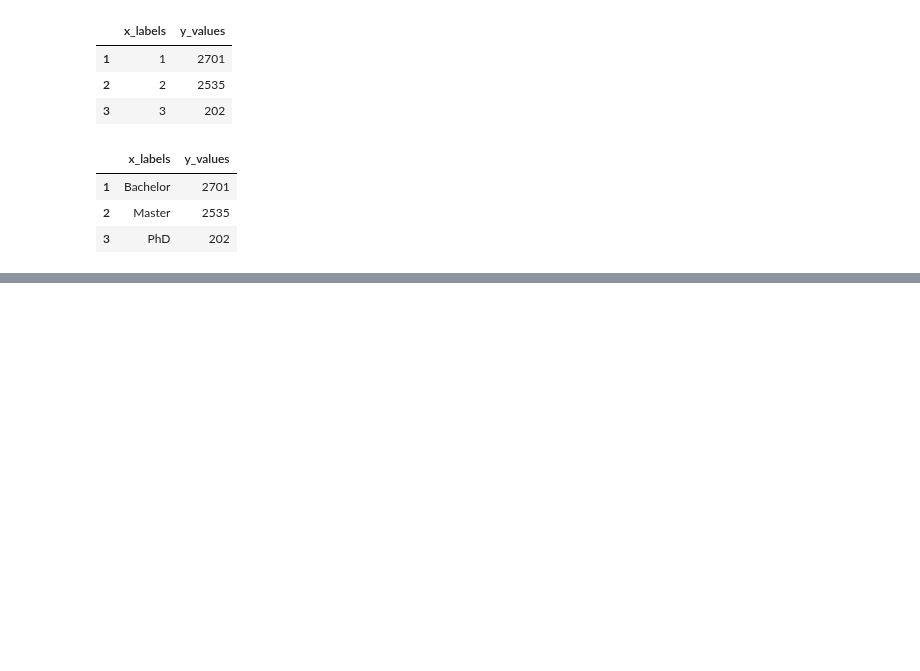
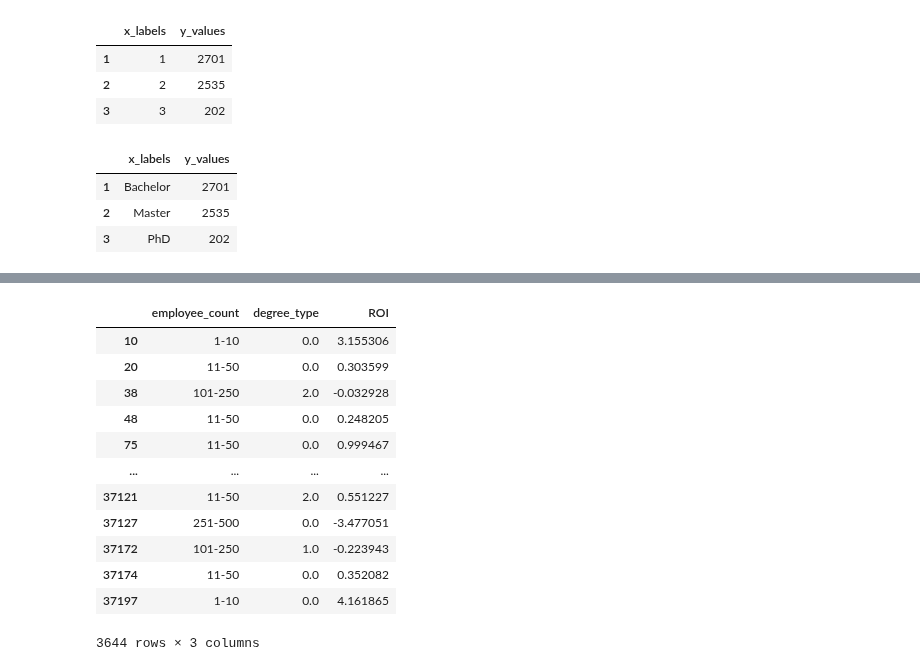
Before and after one commit to StardustLID/TEMG4952A-TEAM-5, a Jupyter notebook: backend/csv_helper.ipynb, the cells around one changed output, grey strips where cells are left out. Drawn from its saved outputs; the diff is of its cells as text; code cells hidden in the pictures; blank space fills up the shorter version.

```diff
--- a/backend/csv_helper.ipynb
+++ b/backend/csv_helper.ipynb
@@ -765,0 +803,17 @@ df_edu
+# %%
+df.dropna(inplace = True)
+df
+# %% [output]
+|  | employee_count | degree_type | ROI |
+| 10 | 1-10 | 0.0 | 3.155306 |
+| 20 | 11-50 | 0.0 | 0.303599 |
+| 38 | 101-250 | 2.0 | -0.032928 |
+| 48 | 11-50 | 0.0 | 0.248205 |
+| 75 | 11-50 | 0.0 | 0.999467 |
+| ... | ... | ... | ... |
+| 37121 | 11-50 | 2.0 | 0.551227 |
+| 37127 | 251-500 | 0.0 | -3.477051 |
+| 37172 | 101-250 | 1.0 | -0.223943 |
+| 37174 | 11-50 | 0.0 | 0.352082 |
+| 37197 | 1-10 | 0.0 | 4.161865 |
+3644 rows × 3 columns
```
Also changed, not shown: parts of 7 cells of this notebook, 4 other files.
